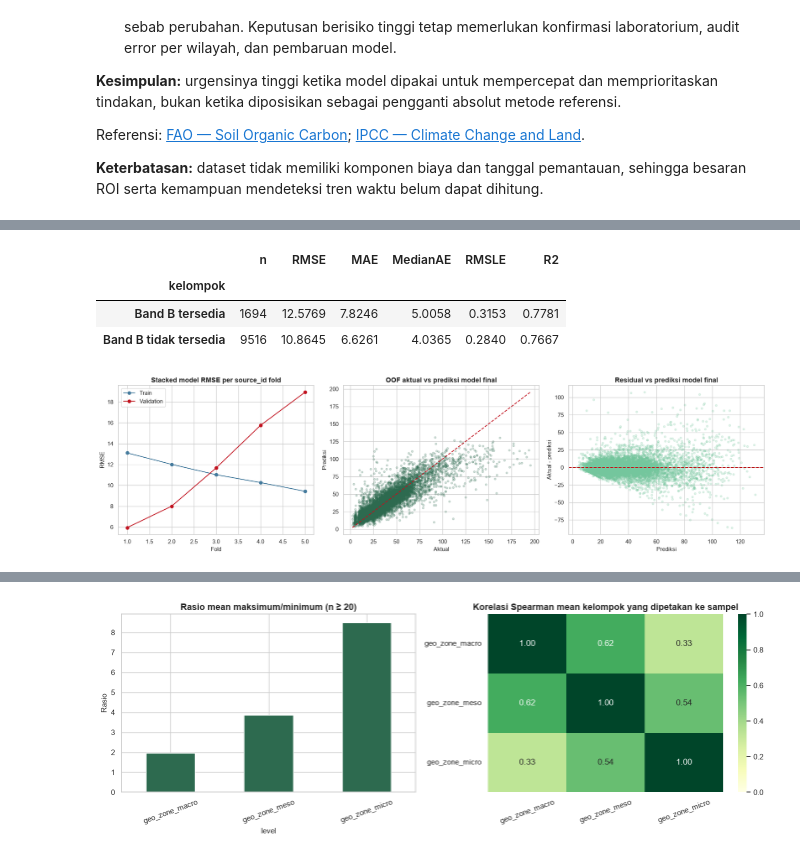
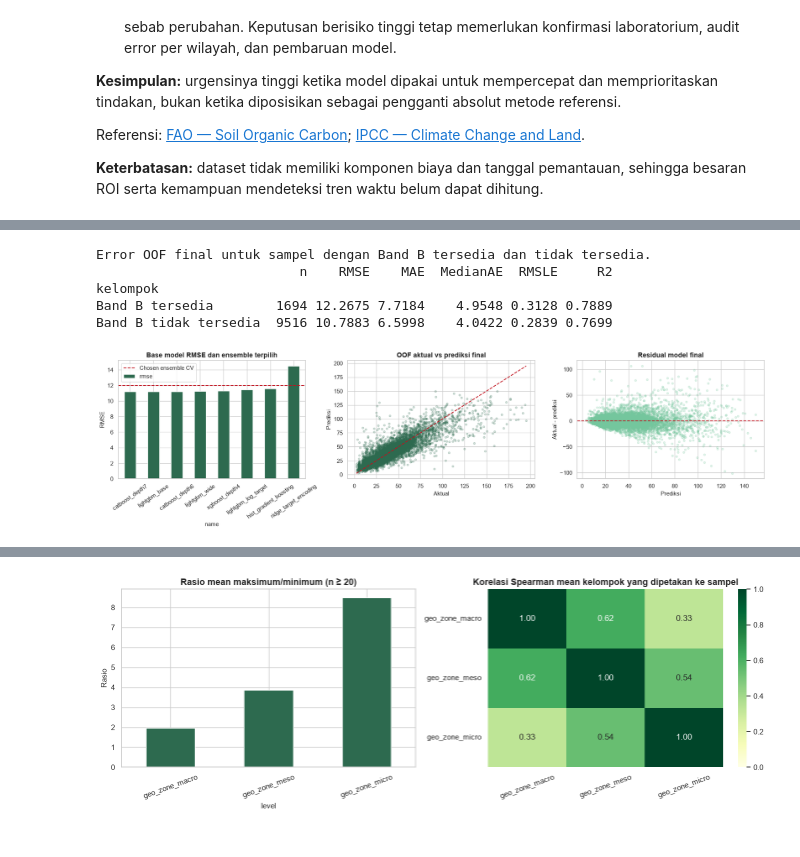
Before and after one commit to AliNicholas/compfest-tikum, a Jupyter notebook: research_questions.ipynb, the cells around one changed output, grey strips where cells are left out. Drawn from its saved outputs; the diff is of its cells as text; code cells hidden in the pictures.

```diff
--- a/research_questions.ipynb
+++ b/research_questions.ipynb
@@ -5,5 +5,6 @@
 # %%
 import os
+import gc
 import time
 import warnings
 from itertools import combinations
@@ -17,23 +18,24 @@ import pandas as pd
 import matplotlib.pyplot as plt
 import seaborn as sns
 
-from IPython.display import Markdown, display
+from catboost import CatBoostRegressor
 from scipy import stats
-from sklearn.cross_decomposition import PLSRegression
-from sklearn.dummy import DummyRegressor
+from scipy.optimize import minimize
+from sklearn.ensemble import HistGradientBoostingRegressor
 from sklearn.impute import SimpleImputer
 from sklearn.linear_model import LinearRegression, Ridge
 from sklearn.metrics import (
     mean_absolute_error,
+    mean_squared_error,
     mean_squared_log_error,
     median_absolute_error,
     r2_score,
     root_mean_squared_error,
 )
-from sklearn.model_selection import GroupKFold, StratifiedKFold, train_test_split
-from sklearn.pipeline import Pipeline
+from sklearn.model_selection import GroupKFold, StratifiedKFold
 from sklearn.preprocessing import StandardScaler
-from catboost import CatBoostRegressor
+import lightgbm as lgb
+import xgboost as xgb
 
 RANDOM_STATE = 42
 TARGET = "property_organic_content"
@@ -60,10 +62,14 @@ plt.rcParams.update({
 })
 
 train = pd.read_csv(DATA_DIR / "train.csv")
+test = pd.read_csv(DATA_DIR / "test.csv")
 y = train[TARGET].copy()
+y_values = y.to_numpy()
+groups = train["source_id"].to_numpy()
 
 assert TARGET in train.columns
 assert train["sample_id"].is_unique
+assert test["sample_id"].is_unique
 print(f"Train shape: {train.shape}")
 print(f"Target mean: {y.mean():.4f} | median: {y.median():.4f} | skewness: {y.skew():.4f}")
 # %% [output]
@@ -593,46 +1137,48 @@ Base and final model comparison:
 # %%
-residuals = y - oof_pred
+band_b_cols = [c for c in train.columns if c.startswith("spectral_band_B_PC_")]
+residuals = y_values - oof_pred
 band_b_available = train[band_b_cols].notna().any(axis=1)
 band_b_metrics = pd.DataFrame([
     {
         "kelompok": "Band B tersedia",
         "n": band_b_available.sum(),
-        **regression_metrics(y[band_b_available], oof_pred[band_b_available]),
+        **regression_metrics(y_values[band_b_available.to_numpy()], oof_pred[band_b_available.to_numpy()]),
     },
     {
         "kelompok": "Band B tidak tersedia",
         "n": (~band_b_available).sum(),
-        **regression_metrics(y[~band_b_available], oof_pred[~band_b_available]),
+        **regression_metrics(y_values[(~band_b_available).to_numpy()], oof_pred[(~band_b_available).to_numpy()]),
     },
 ]).set_index("kelompok")
-display(band_b_metrics)
+print_table("Error OOF final untuk sampel dengan Band B tersedia dan tidak tersedia.", band_b_metrics)
 
 _, axes = plt.subplots(1, 3, figsize=(18, 5))
-axes[0].plot(fold_metrics.index, fold_metrics["train_RMSE"], marker="o", label="Train", color=BLUE)
-axes[0].plot(fold_metrics.index, fold_metrics["validation_RMSE"], marker="o", label="Validation", color=RED)
-axes[0].set_title("Stacked model RMSE per source_id fold")
-axes[0].set_xlabel("Fold")
+base_model_metrics["rmse"].sort_values().plot(kind="bar", color=GREEN, ax=axes[0])
+axes[0].axhline(chosen_cv_rmse, color=RED, ls="--", label="Chosen ensemble CV")
+axes[0].set_title("Base model RMSE dan ensemble terpilih")
 axes[0].set_ylabel("RMSE")
+axes[0].tick_params(axis="x", rotation=35)
 axes[0].legend()
 
-axes[1].scatter(y, oof_pred, alpha=0.22, s=14, color=GREEN)
-lims = [min(y.min(), oof_pred.min()), max(y.max(), oof_pred.max())]
+axes[1].scatter(y_values, oof_pred, alpha=0.22, s=14, color=GREEN)
+lims = [min(y_values.min(), oof_pred.min()), max(y_values.max(), oof_pred.max())]
 axes[1].plot(lims, lims, "--", color=RED)
-axes[1].set_title("OOF aktual vs prediksi model final")
+axes[1].set_title("OOF aktual vs prediksi final")
 axes[1].set_xlabel("Aktual")
 axes[1].set_ylabel("Prediksi")
 
 axes[2].scatter(oof_pred, residuals, alpha=0.22, s=14, color=LIGHT_GREEN)
 axes[2].axhline(0, ls="--", color=RED)
-axes[2].set_title("Residual vs prediksi model final")
+axes[2].set_title("Residual model final")
 axes[2].set_xlabel("Prediksi")
 axes[2].set_ylabel("Aktual - prediksi")
 plt.tight_layout()
 plt.show()
 # %% [output]
-|  | n | RMSE | MAE | MedianAE | RMSLE | R2 |
-| kelompok |  |  |  |  |  |  |
-| Band B tersedia | 1694 | 12.5769 | 7.8246 | 5.0058 | 0.3153 | 0.7781 |
-| Band B tidak tersedia | 9516 | 10.8645 | 6.6261 | 4.0365 | 0.2840 | 0.7667 |
+Error OOF final untuk sampel dengan Band B tersedia dan tidak tersedia.
+                          n    RMSE    MAE  MedianAE  RMSLE     R2
+kelompok
+Band B tersedia        1694 12.2675 7.7184    4.9548 0.3128 0.7889
+Band B tidak tersedia  9516 10.7883 6.5998    4.0422 0.2839 0.7699
-[figure, old version]
+[figure, new version]
 # %%
```
Also changed, not shown: parts of 53 cells of this notebook, 2 other files.
